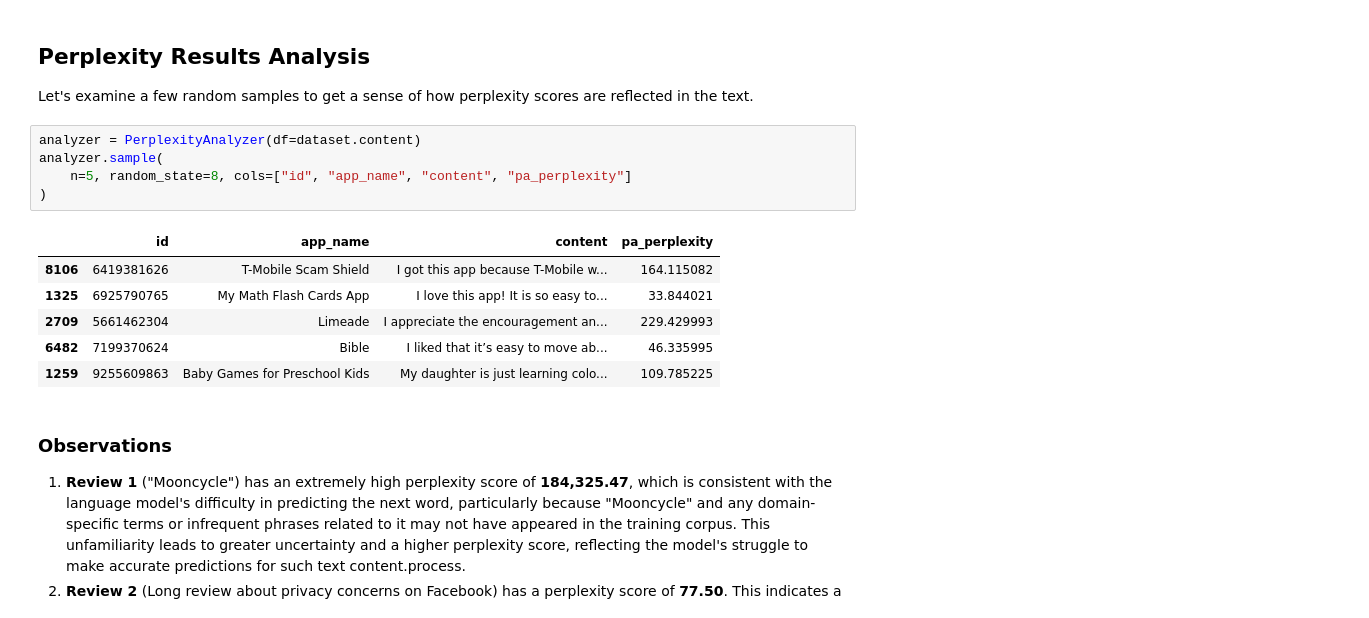
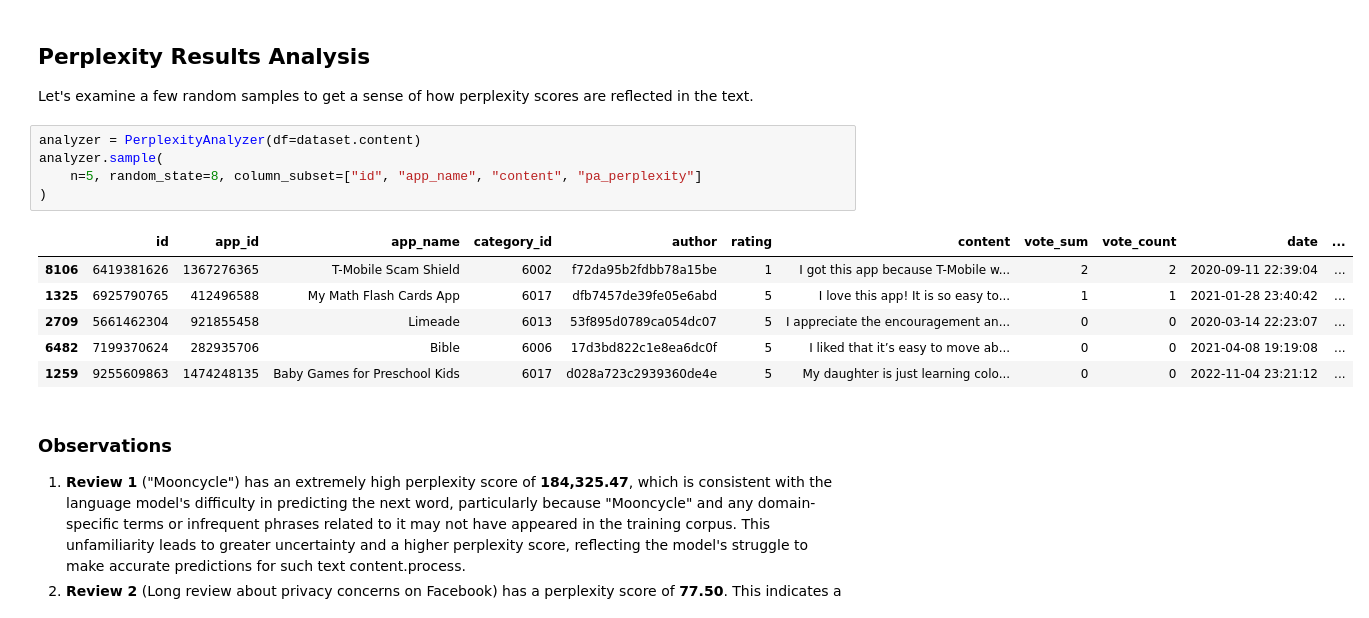
Before and after one commit to variancexplained/genai-lab-slm, a Jupyter notebook: notebooks/content/01_dataprep/02_perplexity.ipynb, the cells around one changed output. Saved outputs shown, nothing was run; the diff lists cells and outputs as text.

```diff
--- a/notebooks/content/01_dataprep/02_perplexity.ipynb
+++ b/notebooks/content/01_dataprep/02_perplexity.ipynb
@@ -330,15 +315,15 @@ Let's examine a few random samples to get a sense of how perplexity scores are r
 # %%
 analyzer = PerplexityAnalyzer(df=dataset.content)
 analyzer.sample(
-    n=5, random_state=8, cols=["id", "app_name", "content", "pa_perplexity"]
+    n=5, random_state=8, column_subset=["id", "app_name", "content", "pa_perplexity"]
 )
 # %% [output]
-|  | id | app_name | content | pa_perplexity |
-| 8106 | 6419381626 | T-Mobile Scam Shield | I got this app because T-Mobile w... | 164.115082 |
-| 1325 | 6925790765 | My Math Flash Cards App | I love this app! It is so easy to... | 33.844021 |
-| 2709 | 5661462304 | Limeade | I appreciate the encouragement an... | 229.429993 |
-| 6482 | 7199370624 | Bible | I liked that it’s easy to move ab... | 46.335995 |
-| 1259 | 9255609863 | Baby Games for Preschool Kids | My daughter is just learning colo... | 109.785225 |
+|  | id | app_id | app_name | category_id | author | rating | content | vote_sum | vote_count | date | ... |
+| 8106 | 6419381626 | 1367276365 | T-Mobile Scam Shield | 6002 | f72da95b2fdbb78a15be | 1 | I got this app because T-Mobile w... | 2 | 2 | 2020-09-11 22:39:04 | ... |
+| 1325 | 6925790765 | 412496588 | My Math Flash Cards App | 6017 | dfb7457de39fe05e6abd | 5 | I love this app! It is so easy to... | 1 | 1 | 2021-01-28 23:40:42 | ... |
+| 2709 | 5661462304 | 921855458 | Limeade | 6013 | 53f895d0789ca054dc07 | 5 | I appreciate the encouragement an... | 0 | 0 | 2020-03-14 22:23:07 | ... |
+| 6482 | 7199370624 | 282935706 | Bible | 6006 | 17d3bd822c1e8ea6dc0f | 5 | I liked that it’s easy to move ab... | 0 | 0 | 2021-04-08 19:19:08 | ... |
+| 1259 | 9255609863 | 1474248135 | Baby Games for Preschool Kids | 6017 | d028a723c2939360de4e | 5 | My daughter is just learning colo... | 0 | 0 | 2022-11-04 23:21:12 | ... |
 # %% [markdown]
 ### Observations
 
```
Also changed, not shown: parts of 2 cells of this notebook, 11 other files.
